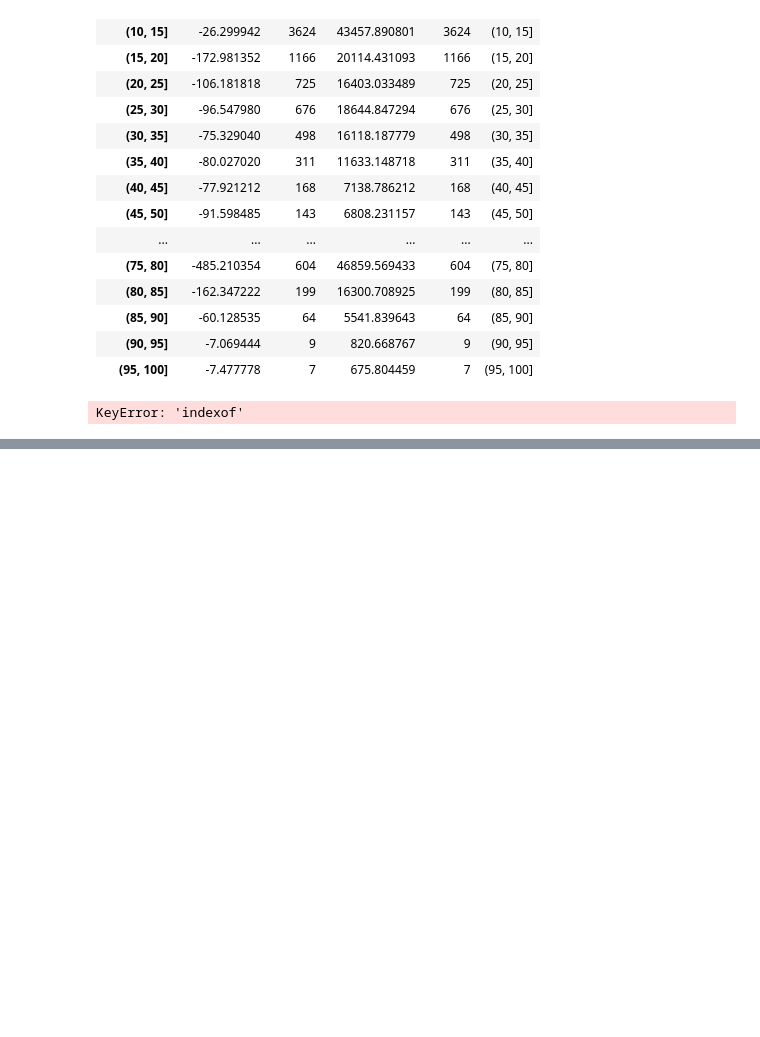
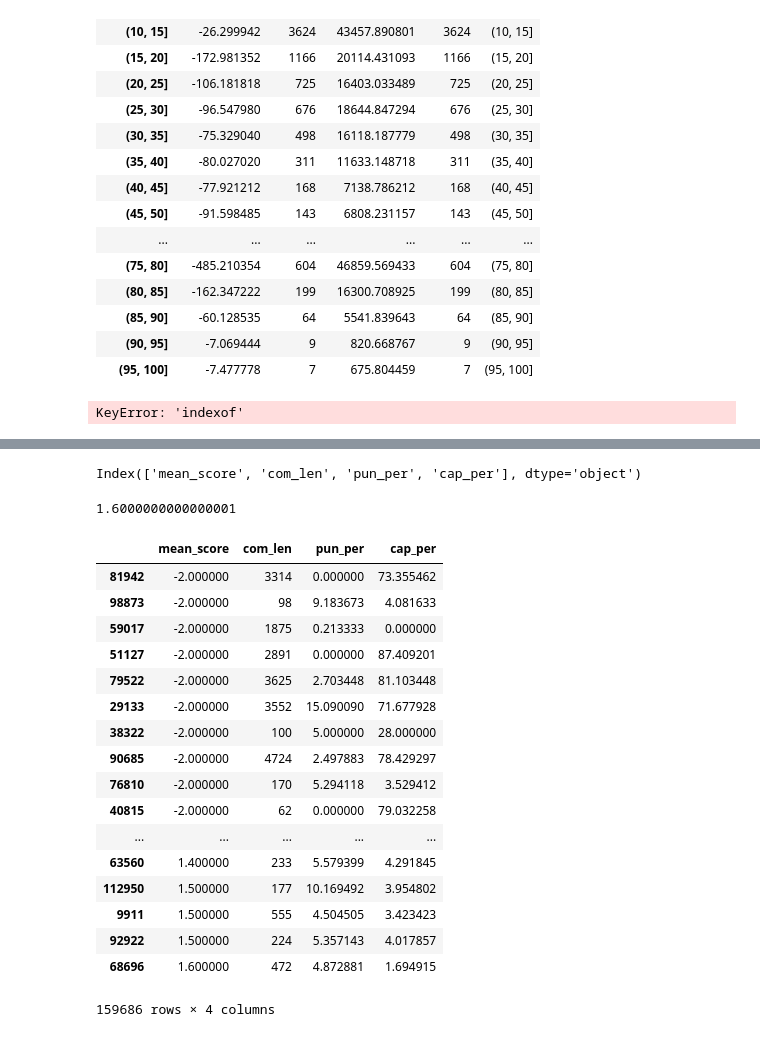
Before and after one commit to kimrharper/data_science_nltk, a Jupyter notebook: Language_Analysis.ipynb, the cells around one changed output, grey strips where cells are left out. Cells and saved outputs as stored; diff of their text form; code cells hidden in the pictures; blank space fills up the shorter version.

Commit message:
added column sort

```diff
--- a/Language_Analysis.ipynb
+++ b/Language_Analysis.ipynb
@@ -437,3 +431,4 @@ KeyError: 'indexof'
 # %%
 exportdata = commentdata.copy()
-exportdata.drop(['ns','sample','split','rev_id','median_score',], axis=1, inplace=True)
+exportdata.drop(['ns','sample','split','rev_id','median_score','comment','toxicity'], axis=1, inplace=True)
+exportdata.head()
@@ -441,0 +452,29 @@ exportdata.to_csv('toxicfactors.csv')
+# %%
+exportdata.columns
+# %% [output]
+Index(['mean_score', 'com_len', 'pun_per', 'cap_per'], dtype='object')
+# %%
+max(exportdata.mean_score)
+# %% [output]
+1.6000000000000001
+# %%
+exportdata.sort_values('mean_score',ascending=True)
+# %% [output]
+|  | mean_score | com_len | pun_per | cap_per |
+| 81942 | -2.000000 | 3314 | 0.000000 | 73.355462 |
+| 98873 | -2.000000 | 98 | 9.183673 | 4.081633 |
+| 59017 | -2.000000 | 1875 | 0.213333 | 0.000000 |
+| 51127 | -2.000000 | 2891 | 0.000000 | 87.409201 |
+| 79522 | -2.000000 | 3625 | 2.703448 | 81.103448 |
+| 29133 | -2.000000 | 3552 | 15.090090 | 71.677928 |
+| 38322 | -2.000000 | 100 | 5.000000 | 28.000000 |
+| 90685 | -2.000000 | 4724 | 2.497883 | 78.429297 |
+| 76810 | -2.000000 | 170 | 5.294118 | 3.529412 |
+| 40815 | -2.000000 | 62 | 0.000000 | 79.032258 |
+| ... | ... | ... | ... | ... |
+| 63560 | 1.400000 | 233 | 5.579399 | 4.291845 |
+| 112950 | 1.500000 | 177 | 10.169492 | 3.954802 |
+| 9911 | 1.500000 | 555 | 4.504505 | 3.423423 |
+| 92922 | 1.500000 | 224 | 5.357143 | 4.017857 |
+| 68696 | 1.600000 | 472 | 4.872881 | 1.694915 |
+159686 rows × 4 columns
```
Also changed, not shown: parts of 9 cells of this notebook, 3 other files.
